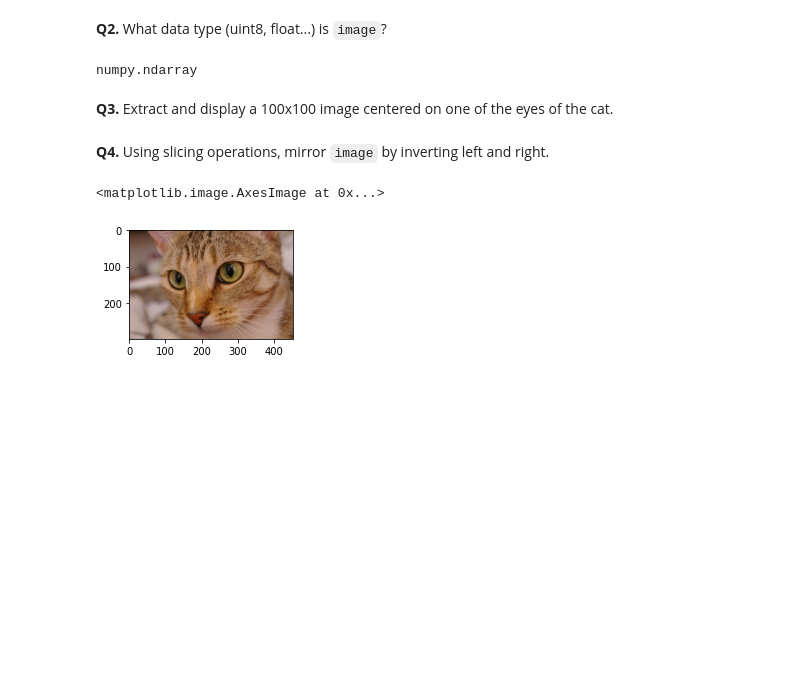
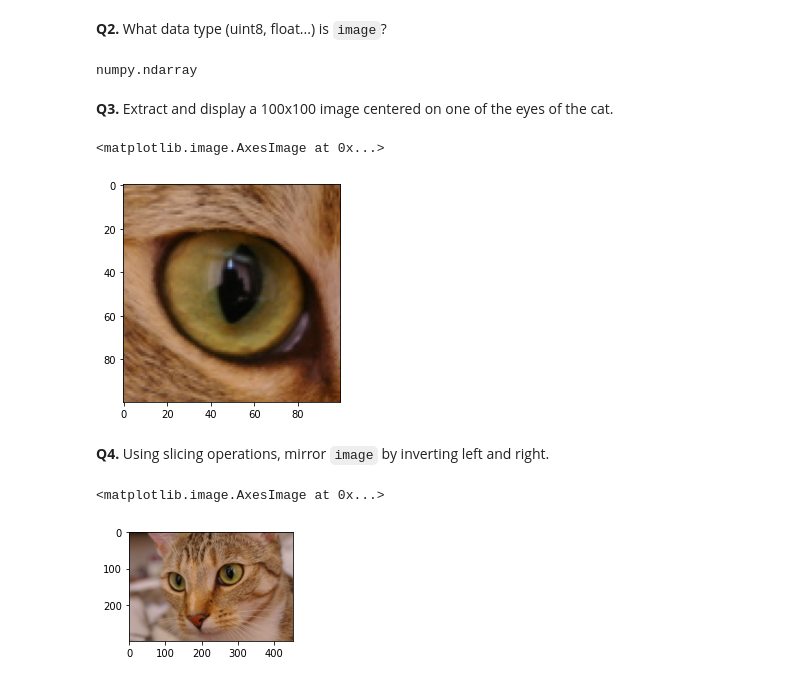
Before and after one commit to eduardo-santin/CV-Assignment1, a Jupyter notebook: Assg1_ImageProc.ipynb, the cells around one changed output. Drawn from its saved outputs; the diff is of its cells as text; code cells hidden in the pictures; blank space fills up the shorter version.

```diff
--- a/Assg1_ImageProc.ipynb
+++ b/Assg1_ImageProc.ipynb
@@ -65,3 +65,9 @@ __Q3.__ Extract and display a 100x100 image centered on one of the eyes of the c
+# %%
+eye = image[65:165, 120:220]
+plt.imshow(eye)
+# %% [output]
+<matplotlib.image.AxesImage at 0x...>
+[figure, added]
 # %% [markdown]
 __Q4.__ Using slicing operations, mirror `image` by inverting left and right.
 # %%
```
Also changed, not shown: parts of 9 cells of this notebook, 1 other file.
